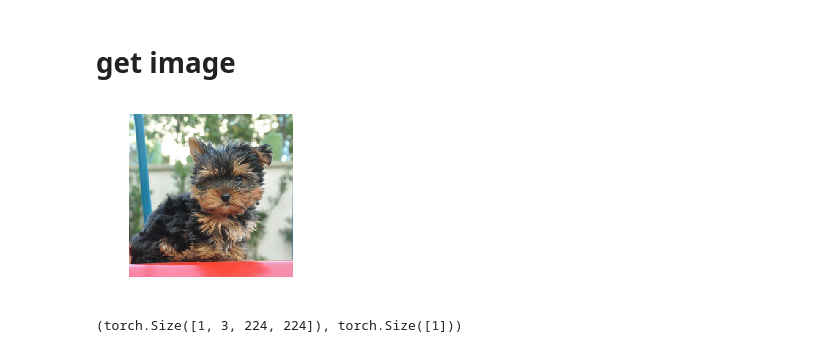
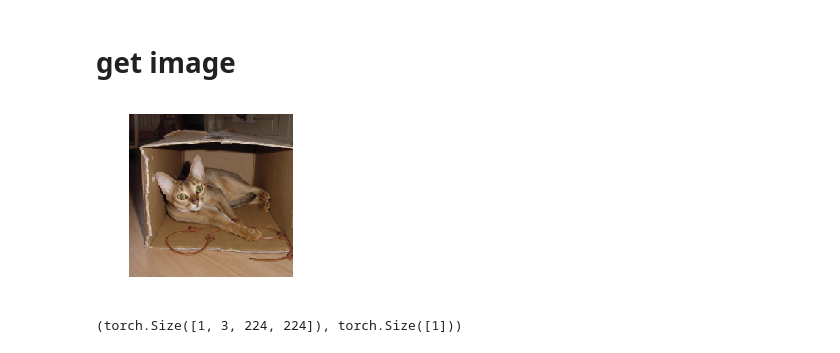
Before and after one commit to anhquan0412/fastai_v3p1, a Jupyter notebook: les1/grad_cam.ipynb, the cells around one changed output. Drawn from its saved outputs; the diff is of its cells as text; code cells hidden in the pictures.

```diff
--- a/les1/grad_cam.ipynb
+++ b/les1/grad_cam.ipynb
@@ -19,4 +18,4 @@ fastai.__version__
 # %%
 path = untar_data(URLs.PETS); path
-bs =64
+bs =90
 # %% [output]
@@ -103,10 +102,10 @@ gradient_hook = fastai.callbacks.Hook(target_layer, lambda m,inp,out: inp , is_f
 # %% [markdown]
 # get image
 # %%
-i = 2
+i = 0
 learn.data.valid_ds[i][0].show()
 # %% [output]
-[figure, old version]
+[figure, new version]
 # %%
 imgs, labels = next(iter(learn.data.valid_dl))
 img,label = imgs[i],labels[i]
```
Also changed, not shown: parts of 32 cells of this notebook.
